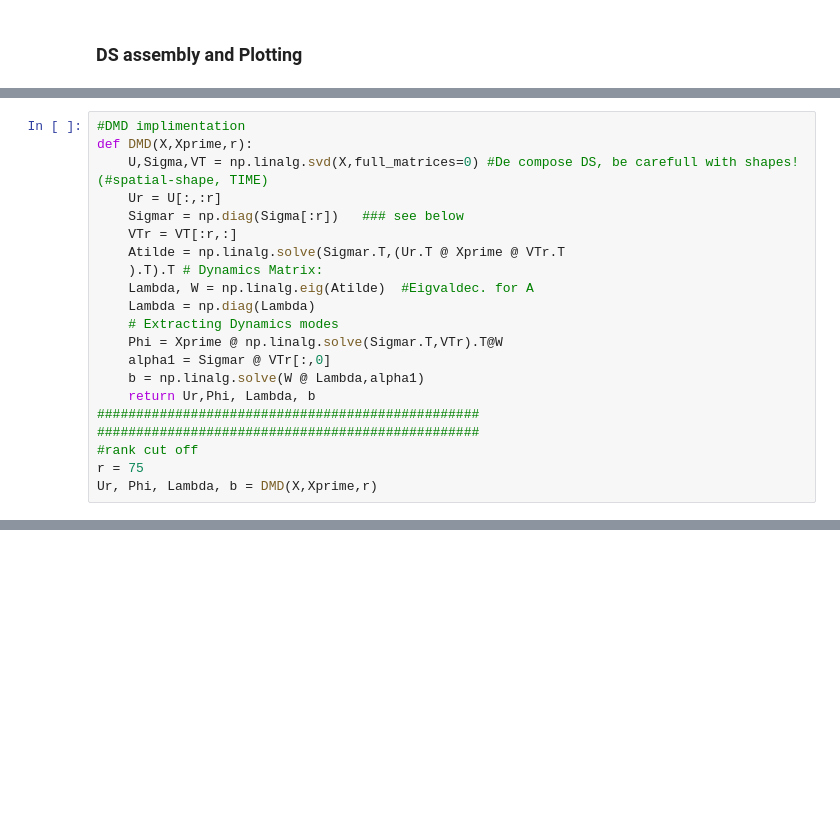
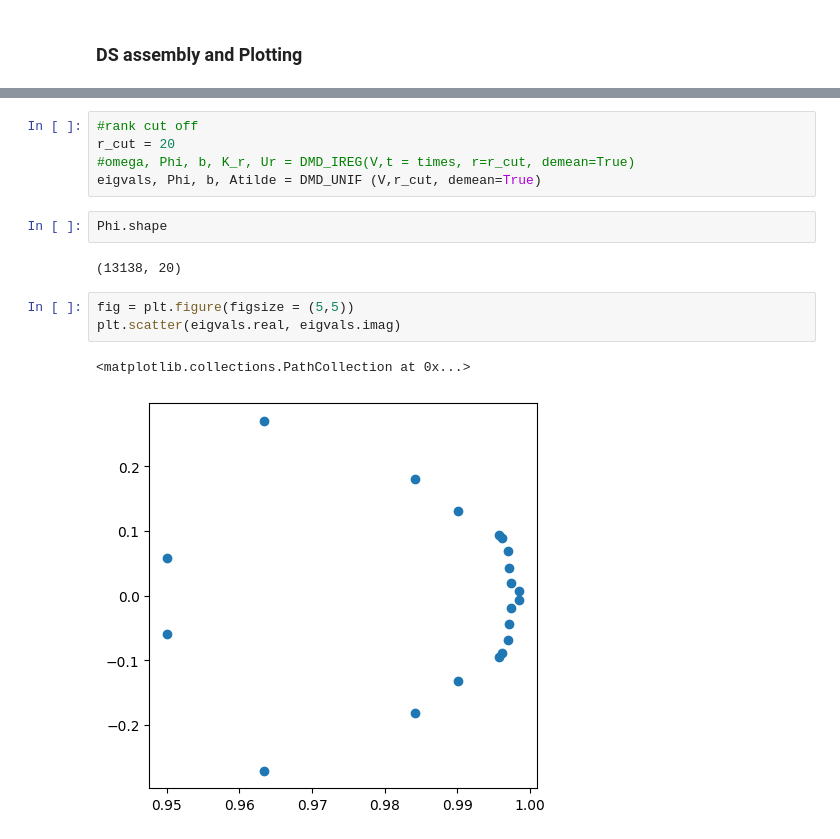
Before and after one commit to StephenVintskevich/bstt2, a Jupyter notebook: notebooks/sindy_crossflow.ipynb, the cells around one changed output, grey strips where cells are left out. Cells and saved outputs as stored; diff of their text form; blank space fills up the shorter version.

```diff
--- a/notebooks/sindy_crossflow.ipynb
+++ b/notebooks/sindy_crossflow.ipynb
@@ -361,21 +197,0 @@ Spectral Energy: 99.84803959897486 % of 50
-# %%
-#DMD implimentation
-def DMD(X,Xprime,r):
-    U,Sigma,VT = np.linalg.svd(X,full_matrices=0) #De compose DS, be carefull with shapes! (#spatial-shape, TIME)
-    Ur = U[:,:r]
-    Sigmar = np.diag(Sigma[:r])   ### see below
-    VTr = VT[:r,:]
-    Atilde = np.linalg.solve(Sigmar.T,(Ur.T @ Xprime @ VTr.T
-    ).T).T # Dynamics Matrix:
-    Lambda, W = np.linalg.eig(Atilde)  #Eigvaldec. for A
-    Lambda = np.diag(Lambda)
-    # Extracting Dynamics modes
-    Phi = Xprime @ np.linalg.solve(Sigmar.T,VTr).T@W
-    alpha1 = Sigmar @ VTr[:,0]
-    b = np.linalg.solve(W @ Lambda,alpha1)
-    return Ur,Phi, Lambda, b
-#################################################
-#################################################
-#rank cut off
-r = 75
-Ur, Phi, Lambda, b = DMD(X,Xprime,r)
@@ -424,0 +319,15 @@ plt.show()
+# %%
+#rank cut off
+r_cut = 20
+#omega, Phi, b, K_r, Ur = DMD_IREG(V,t = times, r=r_cut, demean=True)
+eigvals, Phi, b, Atilde = DMD_UNIF (V,r_cut, demean=True)
+# %%
+Phi.shape
+# %% [output]
+(13138, 20)
+# %%
+fig = plt.figure(figsize = (5,5))
+plt.scatter(eigvals.real, eigvals.imag)
+# %% [output]
+<matplotlib.collections.PathCollection at 0x...>
+[figure, added]
```
Also changed, not shown: parts of 30 cells of this notebook, 2 other files.
